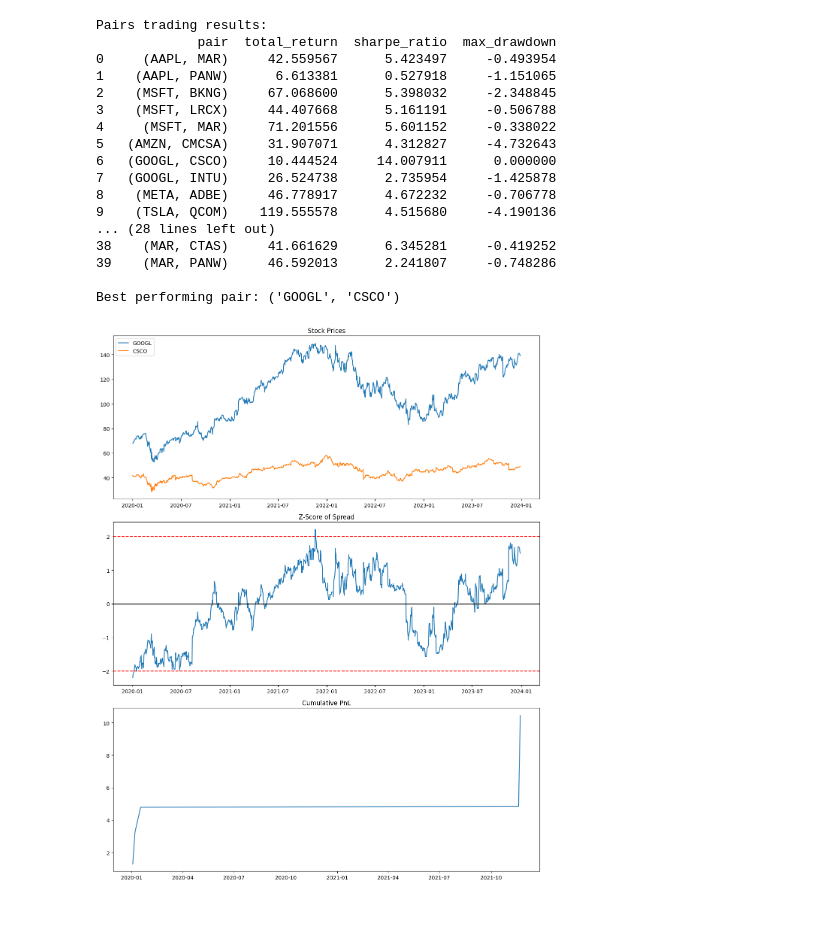
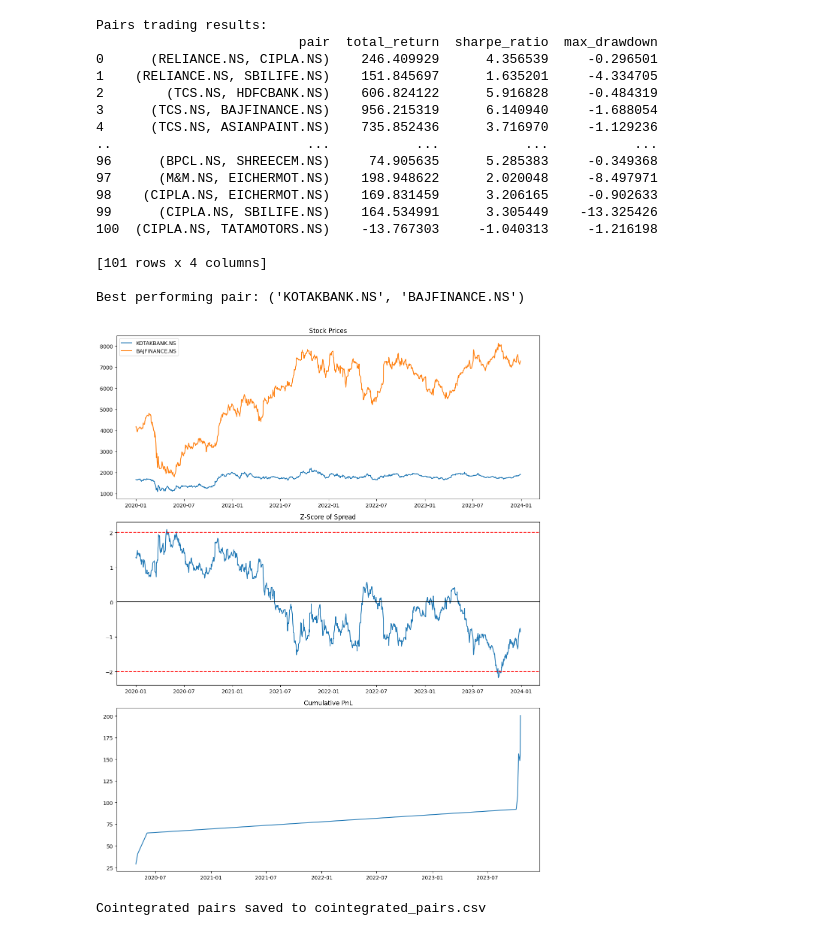
Before and after one commit to DivitShah/Pair_Trading-Multyfi, a Jupyter notebook: pair_trading_wollongong.ipynb, the cells around one changed output. Saved outputs shown, nothing was run; the diff lists cells and outputs as text; code cells hidden in the pictures.

```diff
--- a/pair_trading_wollongong.ipynb
+++ b/pair_trading_wollongong.ipynb
@@ -38,6 +38,26 @@ class PairsTrader:
                     'max_drawdown': pair_trader.max_drawdown
                 })
         return pd.DataFrame(results)
+
+    def save_cointegrated_pairs(self, output_file="cointegrated_pairs.csv"):
+        pairs_data = []
+        for symbol1, symbol2 in combinations(self.symbols, 2):
+            data1 = self.data[symbol1]
+            data2 = self.data[symbol2]
+            _, pvalue, _ = coint(data1, data2)
+            if pvalue < 0.05:
+                model = OLS(data1, data2)
+                results = model.fit()
+                beta = results.params[0]
+                pairs_data.append({
+                    "Pair": f"{symbol1}-{symbol2}",
+                    "P-Value": pvalue,
+                    "Beta": beta
+                })
+
+        pairs_df = pd.DataFrame(pairs_data)
+        pairs_df.to_csv(output_file, index=False)
+        print(f"Cointegrated pairs saved to {output_file}")
 
     def plot_best_pair(self, best_pair):
         symbol1, symbol2 = best_pair
@@ -98,55 +118,55 @@ class SinglePairTrader:
         ax2.plot(self.z_score)
         ax2.axhline(y=2, color='r', linestyle='--')
         ax2.axhline(y=-2, color='r', linestyle='--')
         ax2.axhline(y=0, color='k', linestyle='-')
         ax2.set_title('Z-Score of Spread')
         ax3.plot(self.pnl.cumsum())
         ax3.set_title('Cumulative PnL')
         plt.tight_layout()
         plt.show()
 
 
-# Example usage with 50 different stocks of same index
+# Example usage with 50 different stocks of the NSE index
 
-symbols = ['AAPL', 'MSFT', 'AMZN', 'GOOGL', 'META', 'TSLA', 'NVDA', 'INTC', 'ADBE',
-           'PYPL', 'NFLX', 'CSCO', 'CMCSA', 'PEP', 'AVGO', 'TMUS', 'COST', 'QCOM', 'AMGN',
-           'TXN', 'SBUX', 'CHTR', 'INTU', 'AMD', 'ISRG', 'GILD', 'BKNG', 'MDLZ', 'MU', 'REGN',
-           'ADP', 'ILMN', 'CSX', 'ADI', 'BIIB', 'VRTX', 'MRNA', 'LRCX', 'KDP', 'SNPS',
-           'MCHP', 'MAR', 'MNST', 'CTAS', 'ORLY', 'FTNT', 'PANW']
+symbols = ['RELIANCE.NS', 'TCS.NS', 'HDFCBANK.NS', 'INFY.NS', 'HINDUNILVR.NS', 'ICICIBANK.NS', 'KOTAKBANK.NS', 'SBIN.NS', 'BAJFINANCE.NS', 'BHARTIARTL.NS', 'ASIANPAINT.NS', 'ITC.NS', 'HCLTECH.NS', 'LT.NS', 'AXISBANK.NS', 'MARUTI.NS', 'HDFCLIFE.NS', 'SUNPHARMA.NS', 'WIPRO.NS', 'ULTRACEMCO.NS', 'NESTLEIND.NS', 'TITAN.NS', 'BAJAJFINSV.NS', 'DRREDDY.NS', 'DIVISLAB.NS', 'ADANIGREEN.NS', 'ADANIPORTS.NS', 'ADANIENT.NS', 'GRASIM.NS', 'JSWSTEEL.NS', 'TATASTEEL.NS', 'TECHM.NS', 'HINDALCO.NS', 'ONGC.NS', 'COALINDIA.NS', 'BPCL.NS', 'IOC.NS', 'POWERGRID.NS', 'NTPC.NS', 'HEROMOTOCO.NS', 'M&M.NS', 'BRITANNIA.NS', 'SHREECEM.NS', 'CIPLA.NS', 'BAJAJ-AUTO.NS', 'EICHERMOT.NS', 'SBILIFE.NS', 'TATAMOTORS.NS', 'VEDL.NS', 'GAIL.NS']
 
 trader = PairsTrader(symbols, '2020-01-01', '2023-12-31')
 trader.fetch_data()
 results = trader.test_all_pairs()
 
 
 print("Pairs trading results:")
 print(results)
 
 # Find the best performing pair based on Sharpe ratio
 best_pair = tuple(results.loc[results['sharpe_ratio'].idxmax(), 'pair'])
 print(f"\nBest performing pair: {best_pair}")
 
 # Plot results for the best pair
 trader.plot_best_pair(best_pair)
+
+# Save cointegrated pairs to a file
+trader.save_cointegrated_pairs("cointegrated_pairs.csv")
 # %% [output]
 Pairs trading results:
-             pair  total_return  sharpe_ratio  max_drawdown
-0     (AAPL, MAR)     42.559567      5.423497     -0.493954
-1    (AAPL, PANW)      6.613381      0.527918     -1.151065
-2    (MSFT, BKNG)     67.068600      5.398032     -2.348845
-3    (MSFT, LRCX)     44.407668      5.161191     -0.506788
-4     (MSFT, MAR)     71.201556      5.601152     -0.338022
-5   (AMZN, CMCSA)     31.907071      4.312827     -4.732643
-6   (GOOGL, CSCO)     10.444524     14.007911      0.000000
-7   (GOOGL, INTU)     26.524738      2.735954     -1.425878
-8    (META, ADBE)     46.778917      4.672232     -0.706778
-9    (TSLA, QCOM)    119.555578      4.515680     -4.190136
-... (28 lines left out)
-38    (MAR, CTAS)     41.661629      6.345281     -0.419252
-39    (MAR, PANW)     46.592013      2.241807     -0.748286
+                          pair  total_return  sharpe_ratio  max_drawdown
+0      (RELIANCE.NS, CIPLA.NS)    246.409929      4.356539     -0.296501
+1    (RELIANCE.NS, SBILIFE.NS)    151.845697      1.635201     -4.334705
+2        (TCS.NS, HDFCBANK.NS)    606.824122      5.916828     -0.484319
+3      (TCS.NS, BAJFINANCE.NS)    956.215319      6.140940     -1.688054
+4      (TCS.NS, ASIANPAINT.NS)    735.852436      3.716970     -1.129236
+..                         ...           ...           ...           ...
+96      (BPCL.NS, SHREECEM.NS)     74.905635      5.285383     -0.349368
+97      (M&M.NS, EICHERMOT.NS)    198.948622      2.020048     -8.497971
+98    (CIPLA.NS, EICHERMOT.NS)    169.831459      3.206165     -0.902633
+99      (CIPLA.NS, SBILIFE.NS)    164.534991      3.305449    -13.325426
+100  (CIPLA.NS, TATAMOTORS.NS)    -13.767303     -1.040313     -1.216198
 
-Best performing pair: ('GOOGL', 'CSCO')
+[101 rows x 4 columns]
+
+Best performing pair: ('KOTAKBANK.NS', 'BAJFINANCE.NS')
-[figure, old version]
+[figure, new version]
+Cointegrated pairs saved to cointegrated_pairs.csv
 # %%
 class HeatmapGenerator:
     def __init__(self, symbols, data):
```
Also changed, not shown: parts of 1 cell of this notebook.
